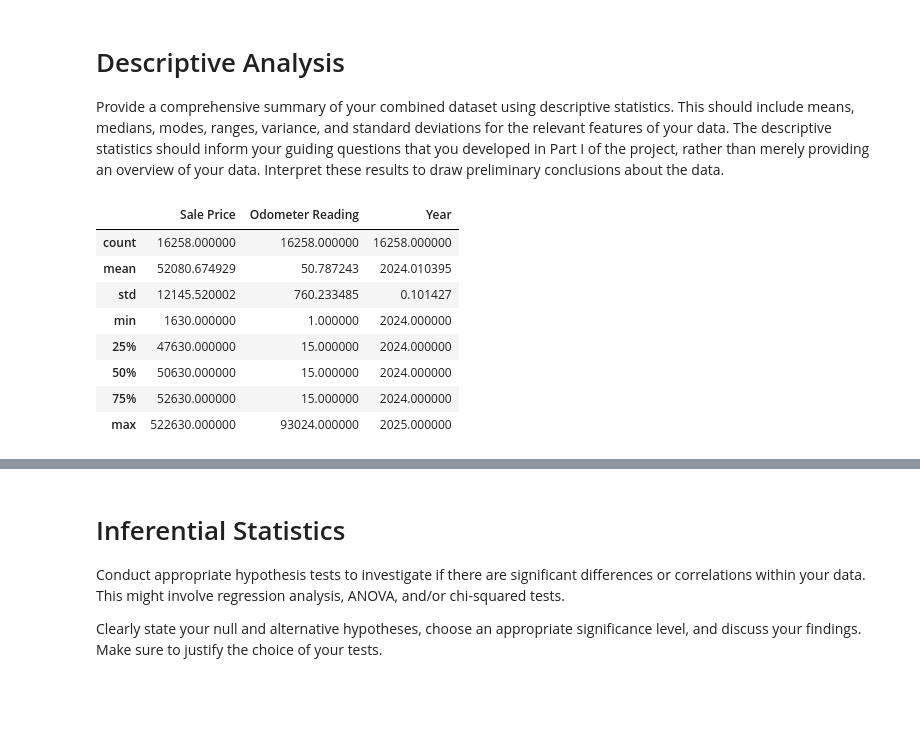
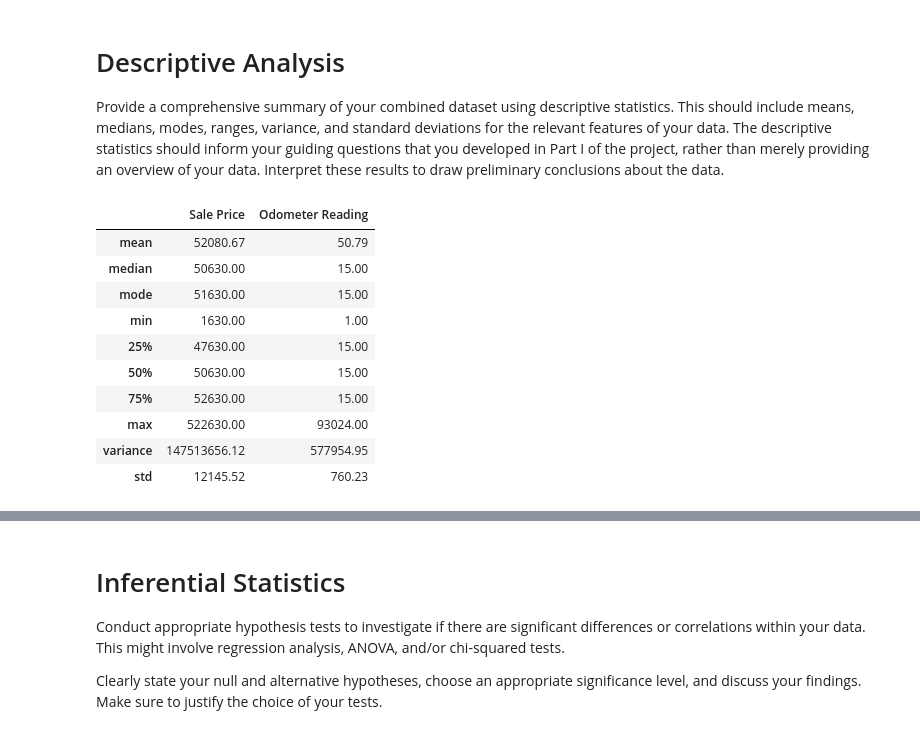
Before and after one commit to zezhenwang/si618-ev-project, a Jupyter notebook: Part_II.ipynb, the cells around one changed output, grey strips where cells are left out. Drawn from its saved outputs; the diff is of its cells as text; code cells hidden in the pictures; blank space fills up the shorter version.

```diff
--- a/Part_II.ipynb
+++ b/Part_II.ipynb
@@ -198,16 +204,35 @@ tesla_sale_data
 # %% [markdown]
 # Descriptive Analysis
 Provide a comprehensive summary of your combined dataset using descriptive statistics. This should include means, medians, modes, ranges, variance, and standard deviations for the relevant features of your data.  The descriptive statistics should inform your guiding questions that you developed in Part I of the project, rather than merely providing an overview of your data.  Interpret these results to draw preliminary conclusions about the data.
-# %%
-# Seems to be the only columns that make sense to compute these statistics
-tesla_sale_data[["Sale Price", "Odometer Reading", "Year"]].describe()
-# %% [output]
-|  | Sale Price | Odometer Reading | Year |
-| count | 16258.000000 | 16258.000000 | 16258.000000 |
-| mean | 52080.674929 | 50.787243 | 2024.010395 |
-| std | 12145.520002 | 760.233485 | 0.101427 |
-| min | 1630.000000 | 1.000000 | 2024.000000 |
-| 25% | 47630.000000 | 15.000000 | 2024.000000 |
-| 50% | 50630.000000 | 15.000000 | 2024.000000 |
-| 75% | 52630.000000 | 15.000000 | 2024.000000 |
-| max | 522630.000000 | 93024.000000 | 2025.000000 |
+# %%
+# Seems to be the only columns that make sense to compute these statistics
+def compute_statistics(feature: pd.Series):
+    return pd.Series({
+        "mean": feature.mean(),
+        "median": feature.median(),
+        "mode": feature.mode()[0],
+        "min": feature.min(),
+        "25%": feature.quantile(0.25),
+        "50%": feature.quantile(0.5),
+        "75%": feature.quantile(0.75),
+        "max": feature.max(),
+        "variance": feature.var(),
+        "std": feature.std()
+    })
+
+pd.DataFrame.from_dict({
+    "Sale Price": compute_statistics(tesla_sale_data["Sale Price"]),
+    "Odometer Reading": compute_statistics(tesla_sale_data["Odometer Reading"]),
+}).style.format("{:.2f}")
+# %% [output]
+|  | Sale Price | Odometer Reading |
+| mean | 52080.67 | 50.79 |
+| median | 50630.00 | 15.00 |
+| mode | 51630.00 | 15.00 |
+| min | 1630.00 | 1.00 |
+| 25% | 47630.00 | 15.00 |
+| 50% | 50630.00 | 15.00 |
+| 75% | 52630.00 | 15.00 |
+| max | 522630.00 | 93024.00 |
+| variance | 147513656.12 | 577954.95 |
+| std | 12145.52 | 760.23 |
```
Also changed, not shown: parts of 14 cells of this notebook.
